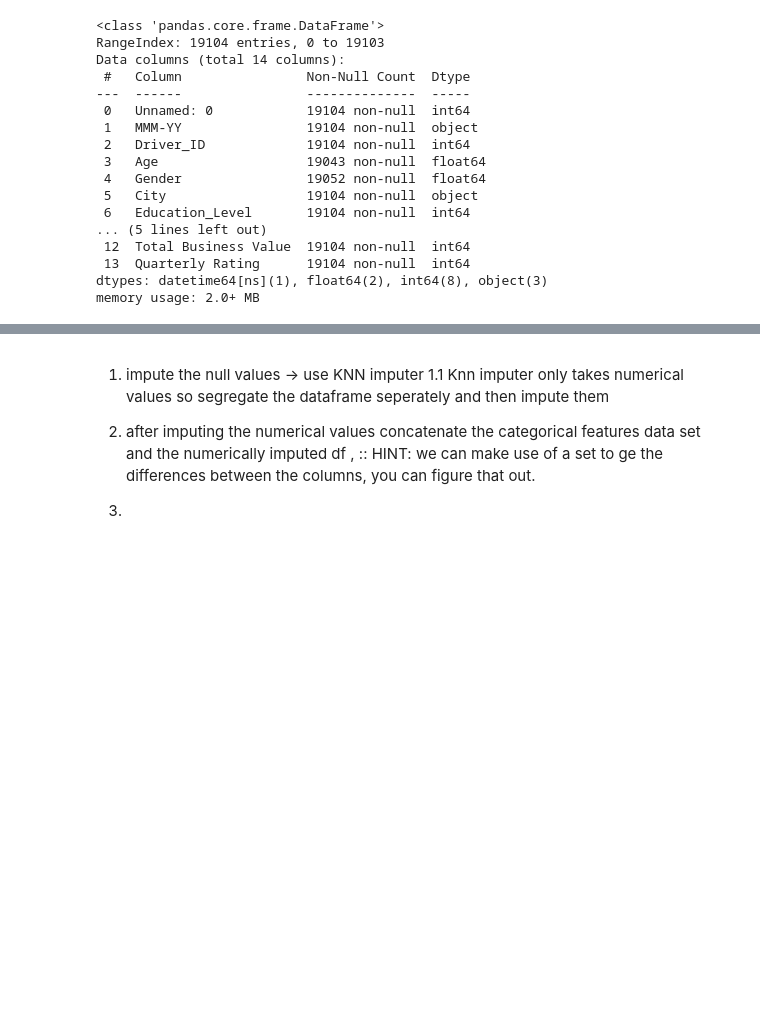
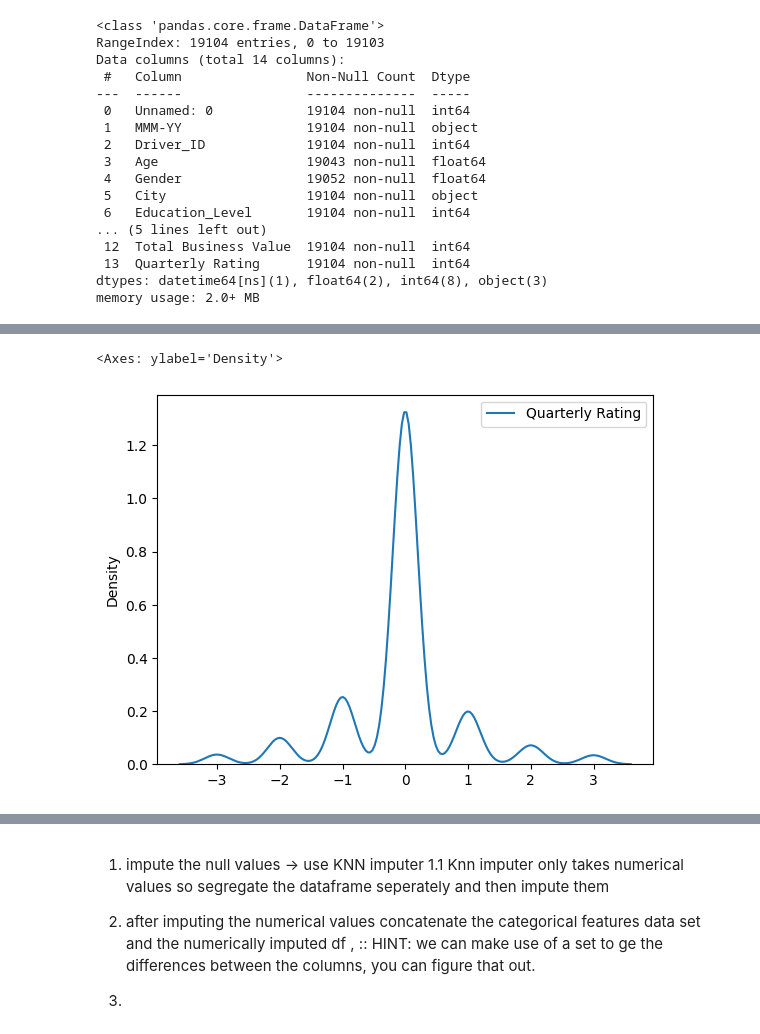
Before and after one commit to Demon-Sheriff/Linear-Alg_ML_fs, a Jupyter notebook: OLA_case_study.ipynb, the cells around one changed output, grey strips where cells are left out. Saved outputs shown, nothing was run; the diff lists cells and outputs as text; code cells hidden in the pictures; blank space fills up the shorter version.

```diff
--- a/OLA_case_study.ipynb
+++ b/OLA_case_study.ipynb
@@ -58,0 +194,13 @@ data.head()
+# %%
+qri = data.groupby('Driver_ID').agg({
+    'Quarterly Rating': 'first'
+})
+
+qrl = data.groupby('Driver_ID').agg({
+    'Quarterly Rating': 'last'
+})
+
+(qrl - qri).describe()
+
+diff = qrl - qri
+diff
@@ -58,0 +222,5 @@ data.head()
+# %%
+sns.kdeplot(diff)
+# %% [output]
+<Axes: ylabel='Density'>
+[figure, added]
```
Also changed, not shown: parts of 83 cells of this notebook.
